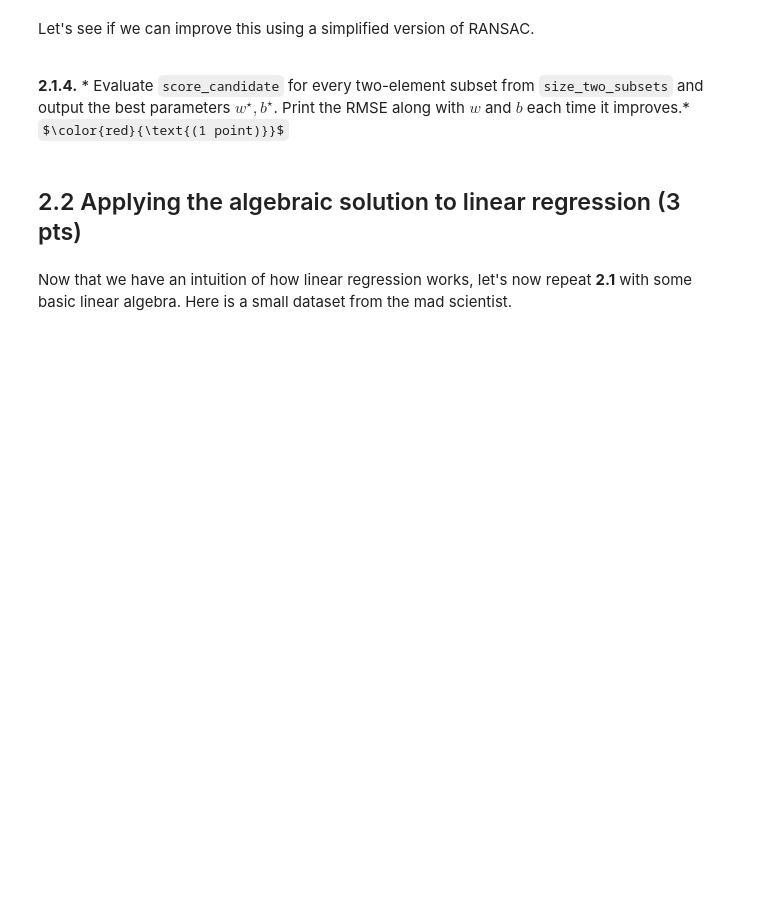
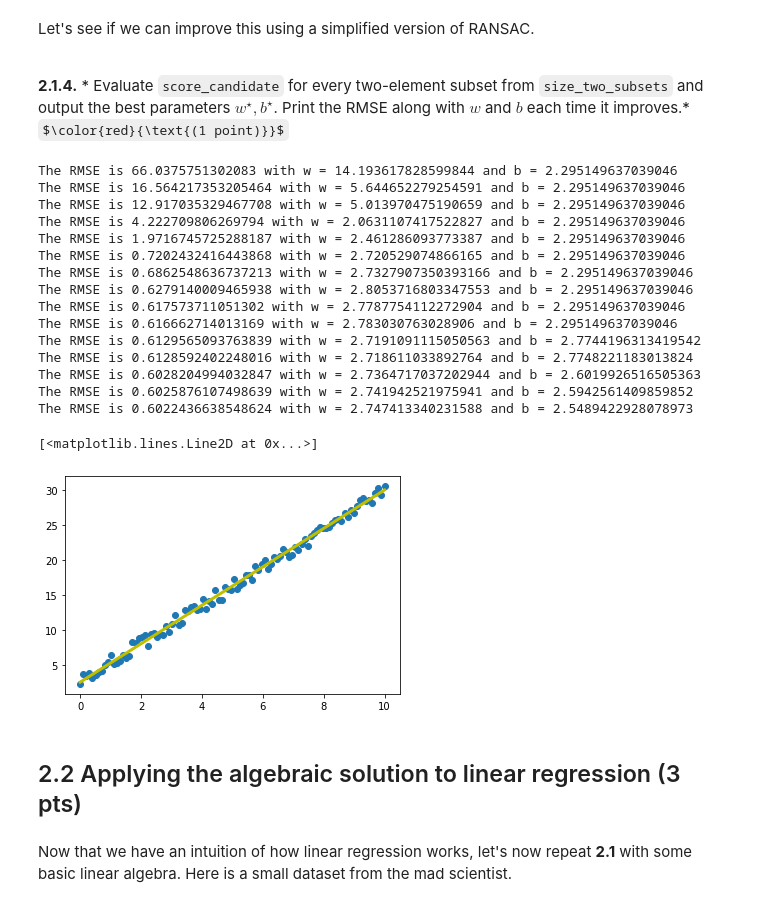
Before and after one commit to rafaelweinert/DD1420_ML_Excercises, a Jupyter notebook: DD1420_HT23_Ex2_STUDENT_VERSION_v3.ipynb, the cells around one changed output. Saved outputs shown, nothing was run; the diff lists cells and outputs as text; code cells hidden in the pictures; some formulas as TeX source; blank space fills up the shorter version.

````diff
--- a/DD1420_HT23_Ex2_STUDENT_VERSION_v3.ipynb
+++ b/DD1420_HT23_Ex2_STUDENT_VERSION_v3.ipynb
@@ -87,6 +95,9 @@ def all_size_two_subsets(ls):
 # %%
 def linear_fit(x1, y1, x2, y2):
   """Returns w,b that fit (x1,y1) and (x2,y2)"""
-  # YOUR CODE HERE
+  omega = (y2 - y1) /(x2-x1)
+  b = y1 - omega*x1
+
+  return omega, b
 # %% [markdown]
 **2.1.3.** *Write a function ```score_candidate(w, b, xs, ys)``` that computes how well the found linear equation fits the dataset. For this, calculate the difference between $y_i$ and $w \cdot x_i + b$ for each $x_i$. Return the RMSE.* $\color{red}{\text{(0.5 point)}}$
@@ -97,3 +104,18 @@ def score_candidate(w, b, xs, ys):
+# %%
+def score_candidate(w, b, xs, ys):
+  """Returns the RMSE for a given w,b"""
+  x_array = np.array(xs)
+  y_array = np.array(ys)
+
+  y_hat = w * x_array + b
+  residual = y_array - y_hat
+  res_squared = np.square(residual)
+  res_summed = np.mean(res_squared)
+  rmse = np.sqrt(res_summed)
+
+  return rmse
+
+#score_candidate(2, 1, [1,2,3], [3,5,8])
 # %% [markdown]
 How good of a fit we get if we use the first two points in the list?
 # %%
@@ -129,3 +147,35 @@ plt.plot(xs, w_star * xs + b_star, 'y-', linewidth=3)
+# %%
+for size_two_subset in size_two_subsets:
+  w,b= linear_fit(size_two_subset[0][0], size_two_subset[0][1],size_two_subset[1][0], size_two_subset[1][1])
+  current_score = score_candidate(w,b,xs,ys)
+  if current_score < best_score:
+    w_star = w
+    b_star = b
+    best_score = current_score
+    print(f'The RMSE is {best_score} with w = {w_star} and b = {b_star}')
+
+
+# plotting your solution
+plt.scatter(xs, ys)
+plt.plot(xs, w_star * xs + b_star, 'y-', linewidth=3)
+# %% [output]
+The RMSE is 66.0375751302083 with w = 14.193617828599844 and b = 2.295149637039046
+The RMSE is 16.564217353205464 with w = 5.644652279254591 and b = 2.295149637039046
+The RMSE is 12.917035329467708 with w = 5.013970475190659 and b = 2.295149637039046
+The RMSE is 4.222709806269794 with w = 2.0631107417522827 and b = 2.295149637039046
+The RMSE is 1.9716745725288187 with w = 2.461286093773387 and b = 2.295149637039046
+The RMSE is 0.7202432416443868 with w = 2.720529074866165 and b = 2.295149637039046
+The RMSE is 0.6862548636737213 with w = 2.7327907350393166 and b = 2.295149637039046
+The RMSE is 0.6279140009465938 with w = 2.8053716803347553 and b = 2.295149637039046
+The RMSE is 0.617573711051302 with w = 2.7787754112272904 and b = 2.295149637039046
+The RMSE is 0.616662714013169 with w = 2.783030763028906 and b = 2.295149637039046
+The RMSE is 0.6129565093763839 with w = 2.7191091115050563 and b = 2.7744196313419542
+The RMSE is 0.6128592402248016 with w = 2.718611033892764 and b = 2.7748221183013824
+The RMSE is 0.6028204994032847 with w = 2.7364717037202944 and b = 2.6019926516505363
+The RMSE is 0.6025876107498639 with w = 2.741942521975941 and b = 2.5942561409859852
+The RMSE is 0.6022436638548624 with w = 2.747413340231588 and b = 2.5489422928078973
+[<matplotlib.lines.Line2D at 0x...>]
+[figure, added]
 # %% [markdown]
 ## 2.2 Applying the algebraic solution to linear regression (3 pts)
 # %% [markdown]
````
Also changed, not shown: parts of 32 cells of this notebook, 1 other file.
